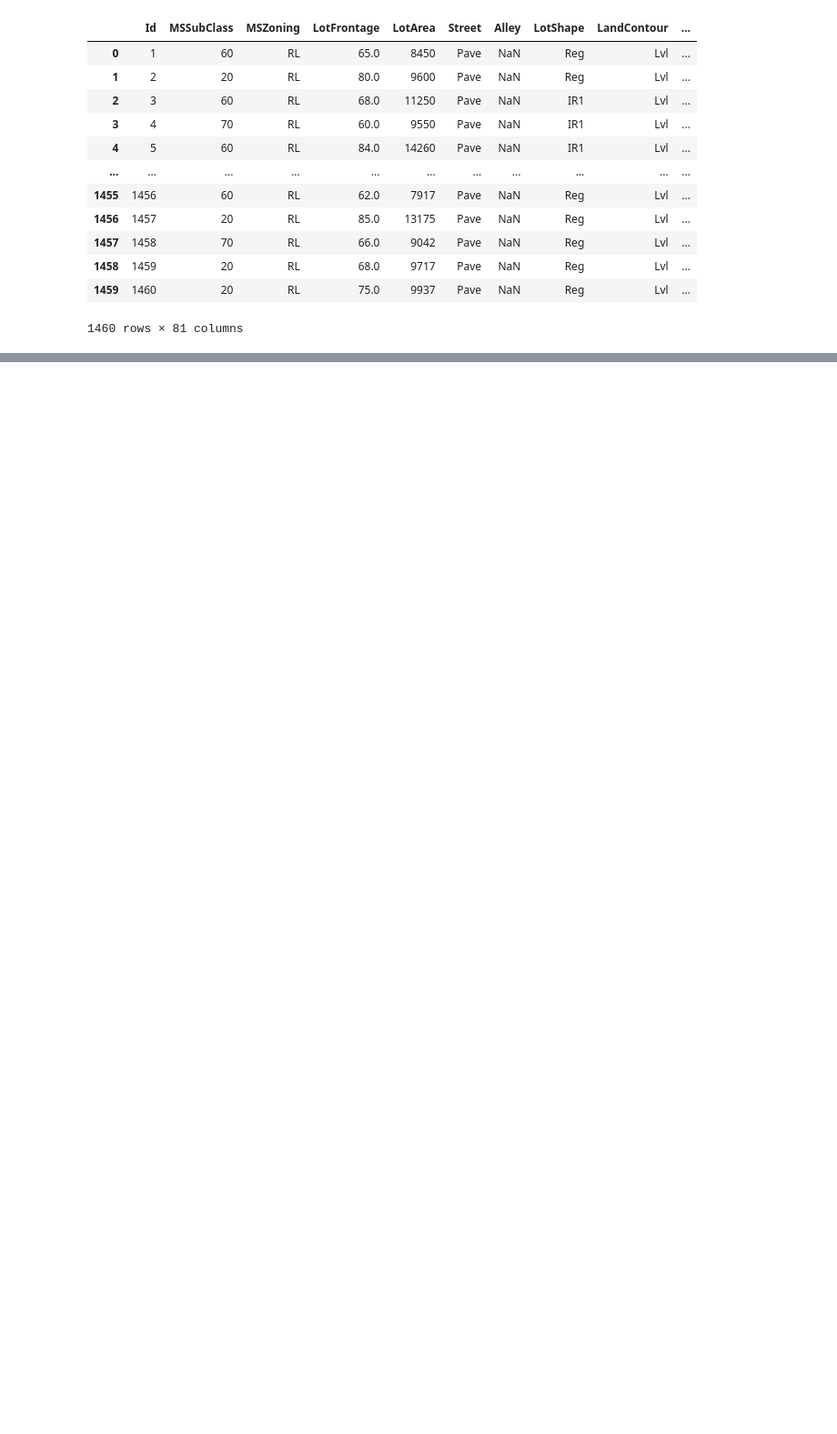
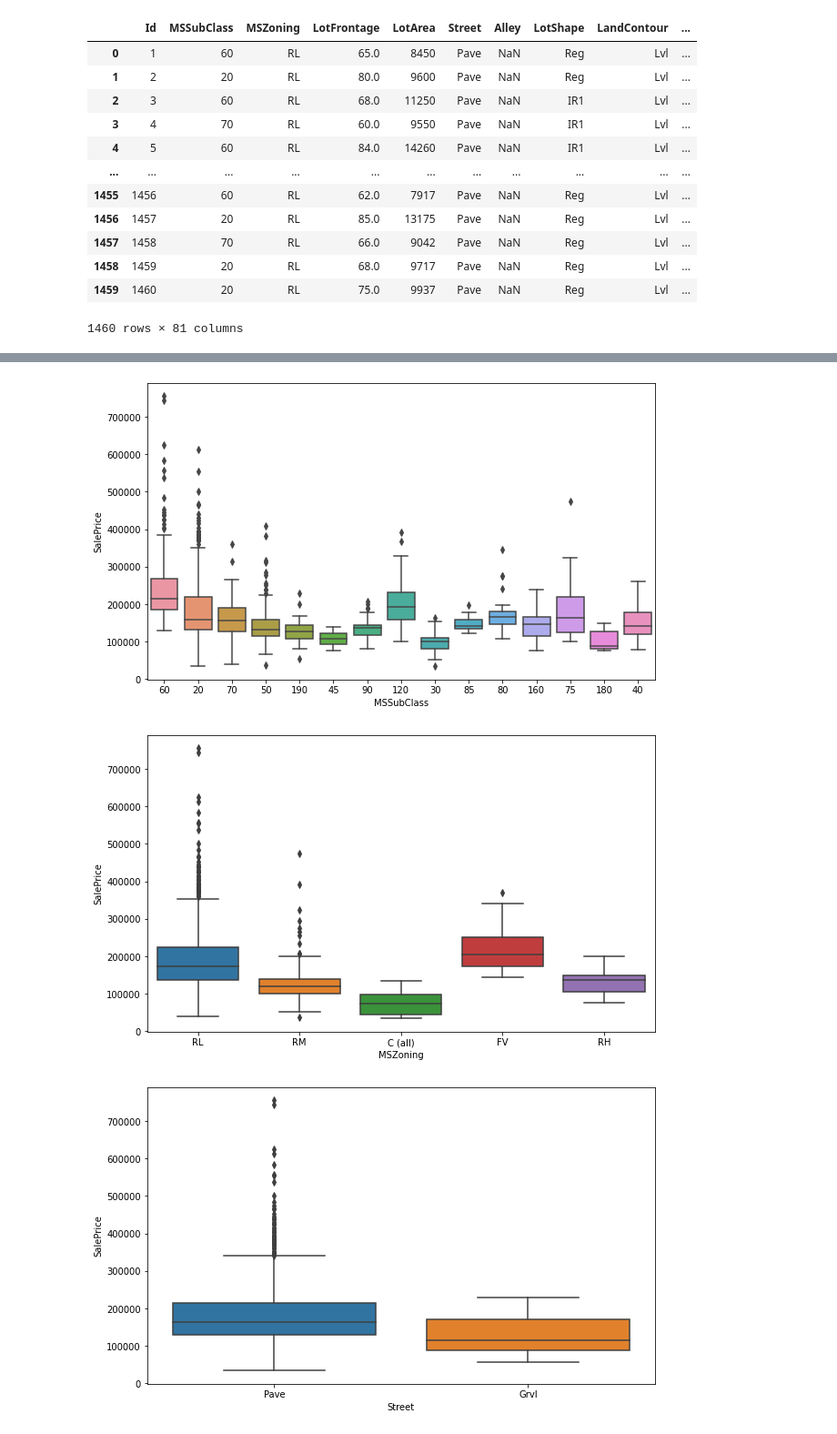
Before and after one commit to csLee94/project_notebook, a Jupyter notebook: Cometo_worksheet.ipynb, the cells around one changed output, grey strips where cells are left out. Shown at 91% size. Drawn from its saved outputs; the diff is of its cells as text; code cells hidden in the pictures; blank space fills up the shorter version.

```diff
--- a/Cometo_worksheet.ipynb
+++ b/Cometo_worksheet.ipynb
@@ -29,0 +236,5 @@ df
+# %%
+dfLotlst = list(df.columns[1:15])
+dfLotlst.append(df.columns[-1])
+dfLot = df[dfLotlst]
+dfLot
@@ -29,0 +255,3 @@ df
+# %%
+# MSSubClass datatype str 변환
+dfLot['MSSubClass'] = dfLot['MSSubClass'].astype('str')
@@ -29,0 +263,13 @@ df
+# %%
+tmplst = list(dfLot.columns)
+tmplst.remove('LotFrontage')
+tmplst.remove('LotArea')
+tmplst.remove('SalePrice')
+
+for tmptxt in tmplst:
+  plt.figure(figsize=(10,6))
+  sns.boxplot(data=dfLot, x=tmptxt, y="SalePrice")
+# %% [output]
+[figure, added]
+[figure, added]
+[figure, added]
```
Also changed, not shown: parts of 27 cells of this notebook.
